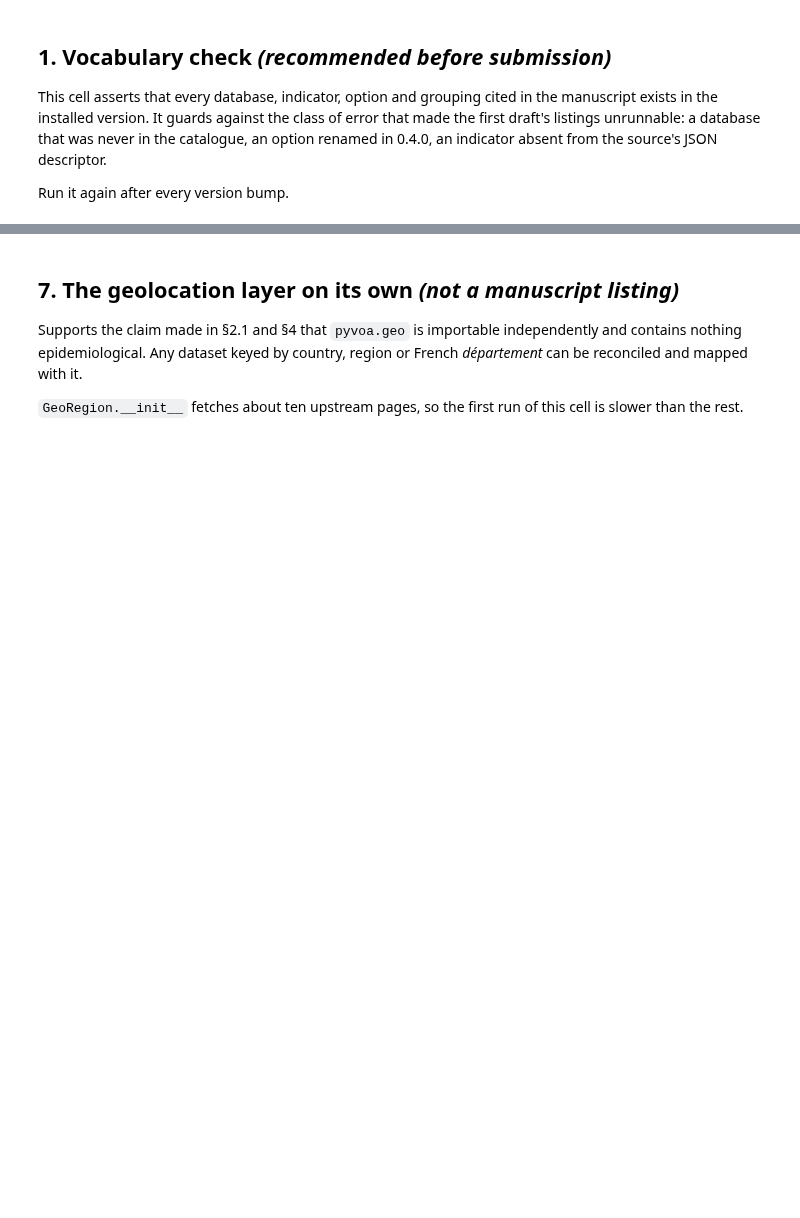
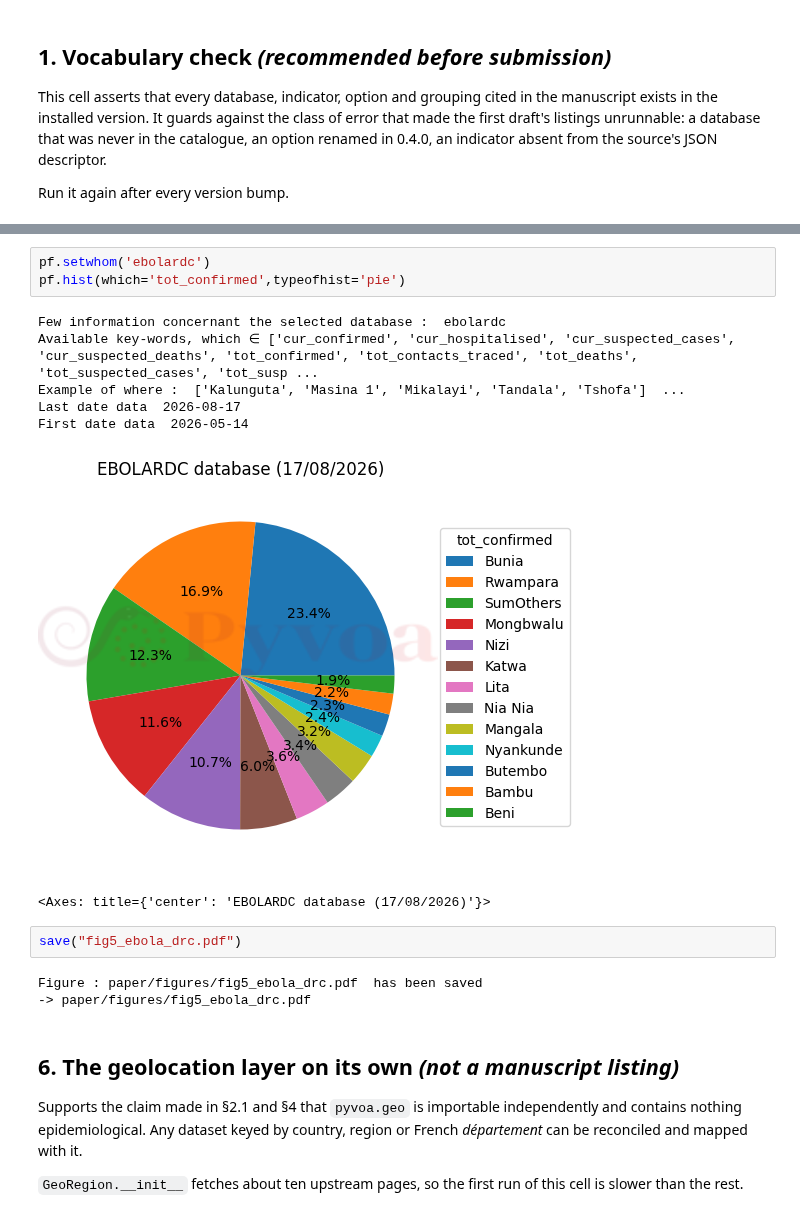
Before and after one commit to pyvoa/pyvoa, a Jupyter notebook: examples/notebooks/PaperExamples.ipynb, the cells around one changed output, grey strips where cells are left out. Drawn from its saved outputs; the diff is of its cells as text; blank space fills up the shorter version.

```diff
--- a/examples/notebooks/PaperExamples.ipynb
+++ b/examples/notebooks/PaperExamples.ipynb
@@ -227,5 +232,21 @@ save('fig6b_ebola_drc.png')
+# %%
+pf.setwhom('ebolardc')
+pf.hist(which='tot_confirmed',typeofhist='pie')
+# %% [output]
+Few information concernant the selected database :  ebolardc
+Available key-words, which ∈ ['cur_confirmed', 'cur_hospitalised', 'cur_suspected_cases', 'cur_suspected_deaths', 'tot_confirmed', 'tot_contacts_traced', 'tot_deaths', 'tot_suspected_cases', 'tot_susp ...
+Example of where :  ['Kalunguta', 'Masina 1', 'Mikalayi', 'Tandala', 'Tshofa']  ...
+Last date data  2026-08-17
+First date data  2026-05-14
+[figure, added]
+<Axes: title={'center': 'EBOLARDC database (17/08/2026)'}>
+# %%
+save("fig5_ebola_drc.pdf")
+# %% [output]
+Figure : paper/figures/fig5_ebola_drc.pdf  has been saved
+-> paper/figures/fig5_ebola_drc.pdf
 # %% [markdown]
-## 7. The geolocation layer on its own *(not a manuscript listing)*
+## 6. The geolocation layer on its own *(not a manuscript listing)*
 
 Supports the claim made in §2.1 and §4 that `pyvoa.geo` is importable
 independently and contains nothing epidemiological. Any dataset keyed by
```
Also changed, not shown: parts of 33 cells of this notebook, 1 other file.
